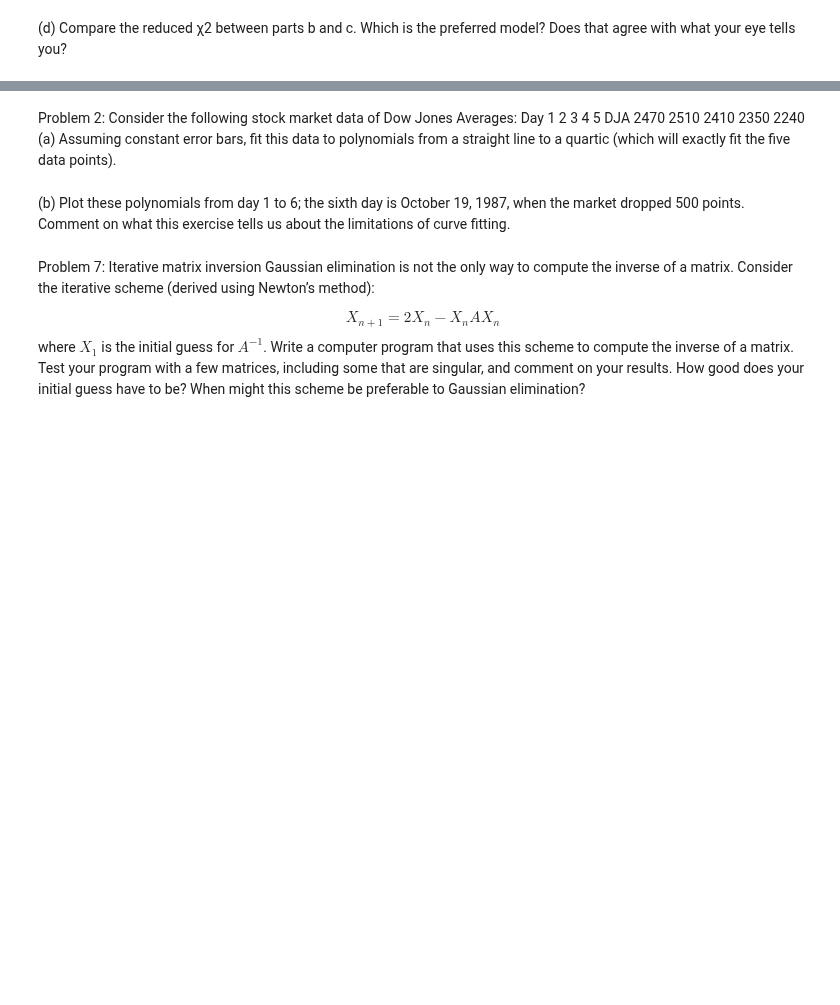
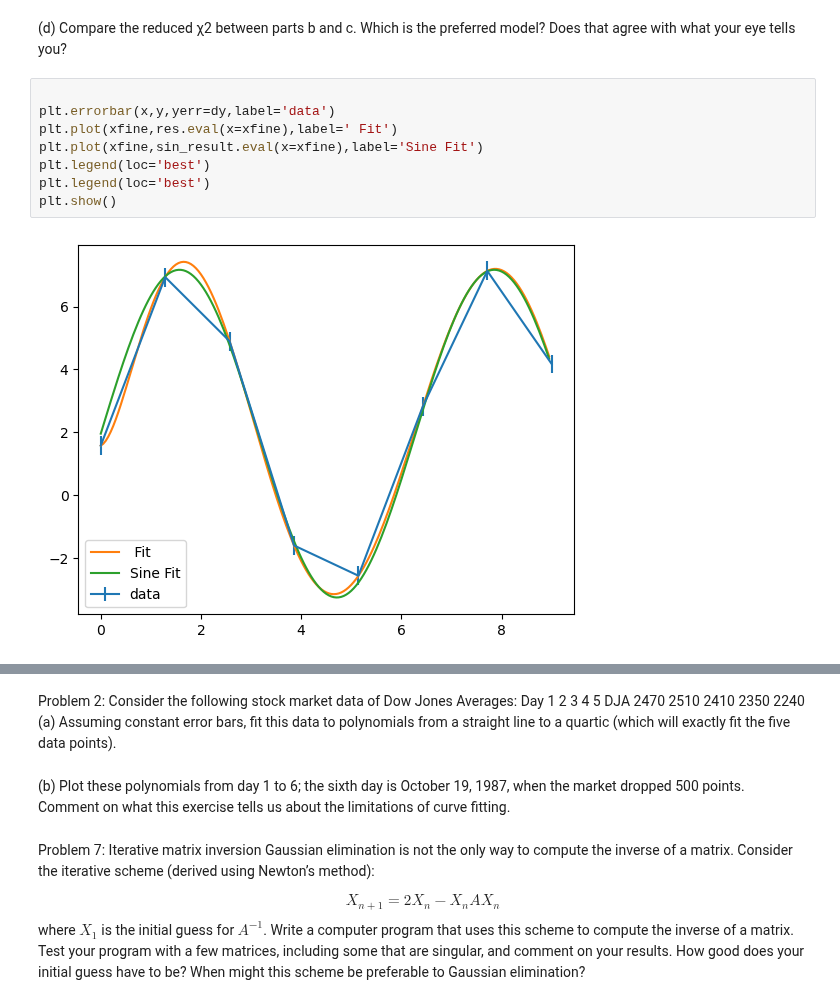
Before and after one commit to LordofDorknes/ProfHurst_PHYS240_Sp23, a Jupyter notebook: Newby/Newby_Robin_Homework7_Problem7.ipynb, the cells around one changed output, grey strips where cells are left out. Saved outputs shown, nothing was run; the diff lists cells and outputs as text; blank space fills up the shorter version.

```diff
--- a/Newby/Newby_Robin_Homework7_Problem7.ipynb
+++ b/Newby/Newby_Robin_Homework7_Problem7.ipynb
@@ -19,3 +221,13 @@ transformation in order to use a linear fitting model.
 
 (d) Compare the reduced χ2 between parts b and c. Which is the preferred model?
 Does that agree with what your eye tells you?
+# %%
+
+plt.errorbar(x,y,yerr=dy,label='data')
+plt.plot(xfine,res.eval(x=xfine),label=' Fit')
+plt.plot(xfine,sin_result.eval(x=xfine),label='Sine Fit')
+plt.legend(loc='best')
+plt.legend(loc='best')
+plt.show()
+# %% [output]
+[figure, added]
```
Also changed, not shown: parts of 9 cells of this notebook, 1 other file.
